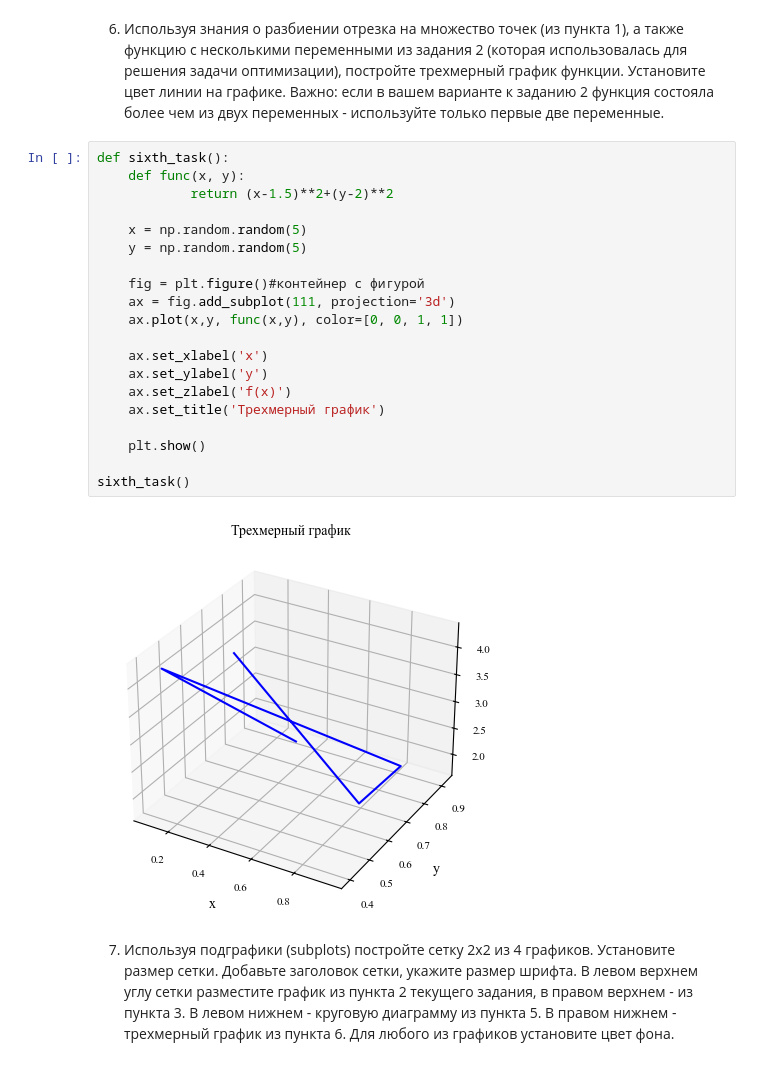
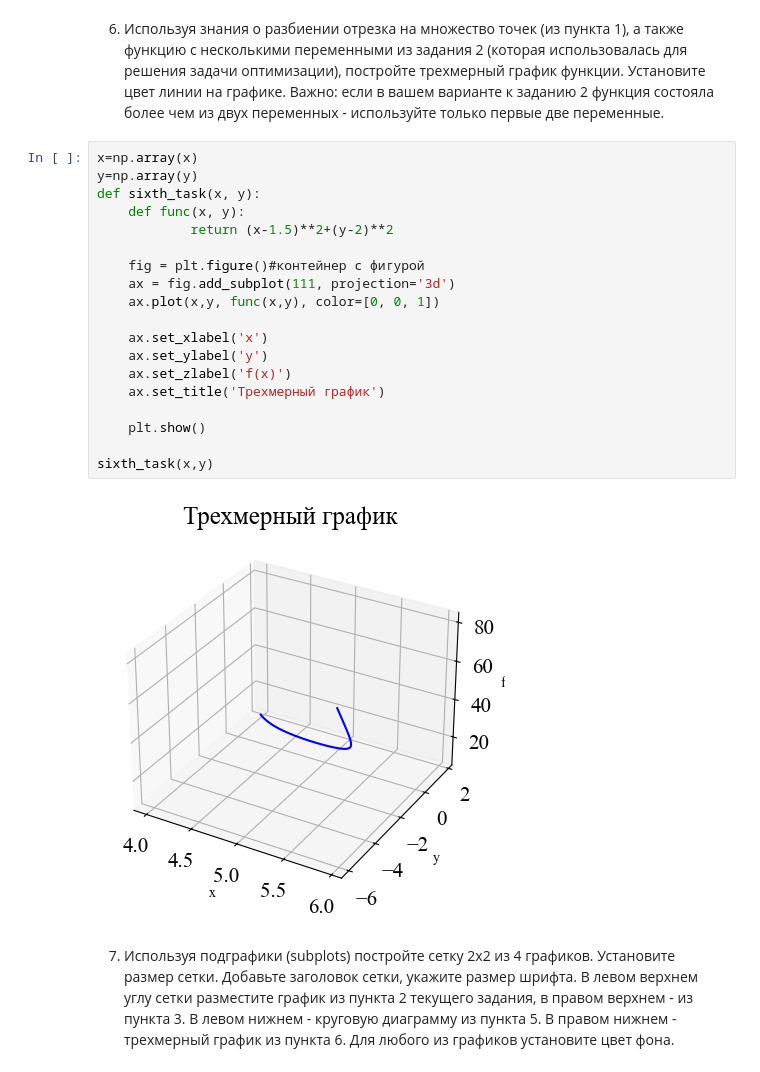
Before and after one commit to vldzgr123/PoP202324, a Jupyter notebook: 4_practice.ipynb, the cells around one changed output. Drawn from its saved outputs; the diff is of its cells as text.

```diff
--- a/4_practice.ipynb
+++ b/4_practice.ipynb
@@ -137,27 +136,26 @@ fifth_task()
 Важно: если в вашем варианте к заданию 2 функция состояла более чем
 из двух переменных - используйте только первые две переменные.
 # %%
-def sixth_task():
+x=np.array(x)
+y=np.array(y)
+def sixth_task(x, y):
     def func(x, y):
             return (x-1.5)**2+(y-2)**2
 
-    x = np.random.random(5)
-    y = np.random.random(5)
-
     fig = plt.figure()#контейнер с фигурой
     ax = fig.add_subplot(111, projection='3d')
-    ax.plot(x,y, func(x,y), color=[0, 0, 1, 1])
+    ax.plot(x,y, func(x,y), color=[0, 0, 1])
 
     ax.set_xlabel('x')
     ax.set_ylabel('y')
     ax.set_zlabel('f(x)')
     ax.set_title('Трехмерный график')
 
     plt.show()
 
-sixth_task()
+sixth_task(x,y)
 # %% [output]
-[figure, old version]
+[figure, new version]
 # %% [markdown]
 7. Используя подграфики (subplots) постройте сетку 2x2 из 4 графиков.
 Установите размер сетки. Добавьте заголовок сетки, укажите размер
```
Also changed, not shown: parts of 6 cells of this notebook, 8 other files.
